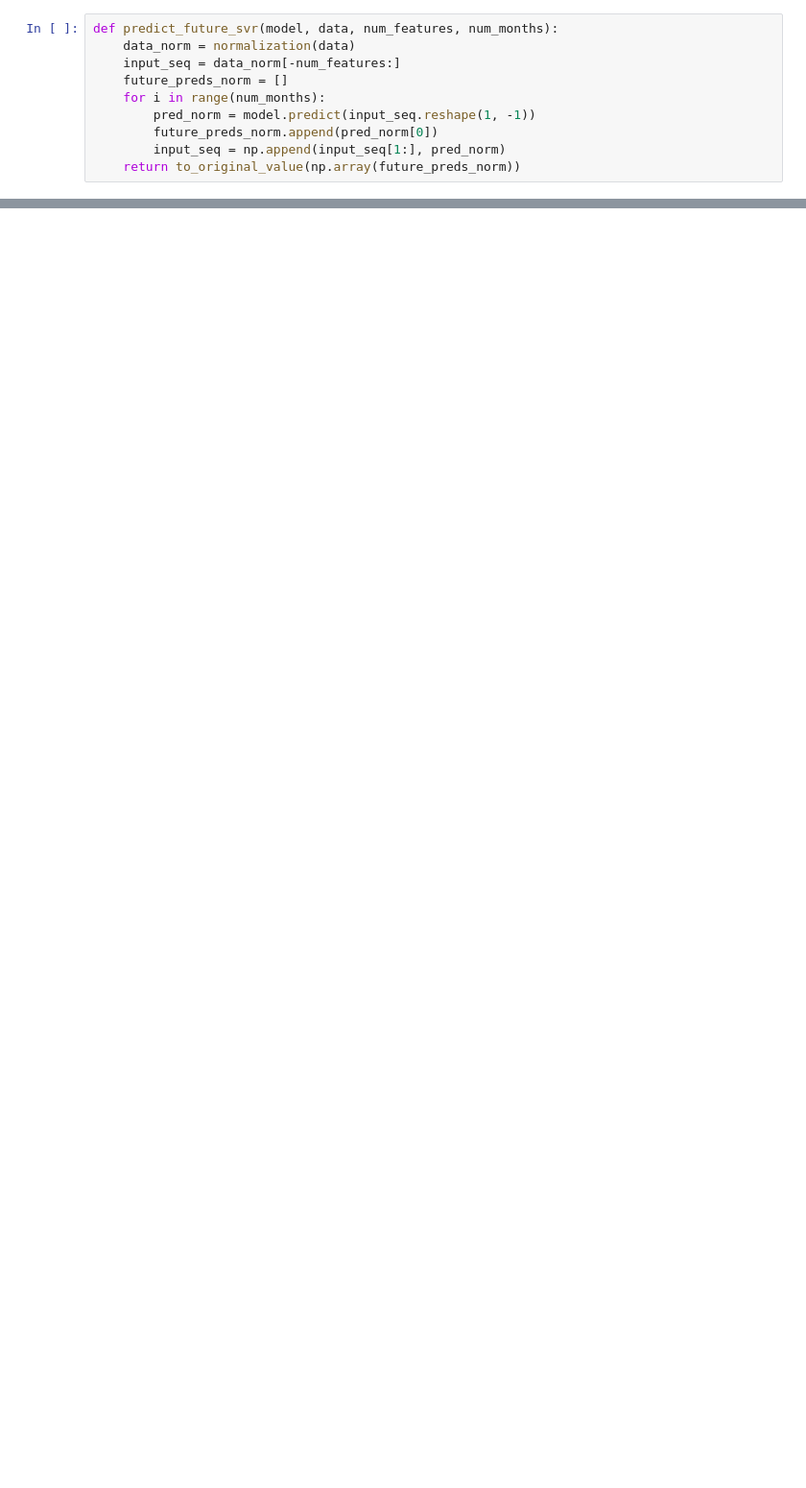
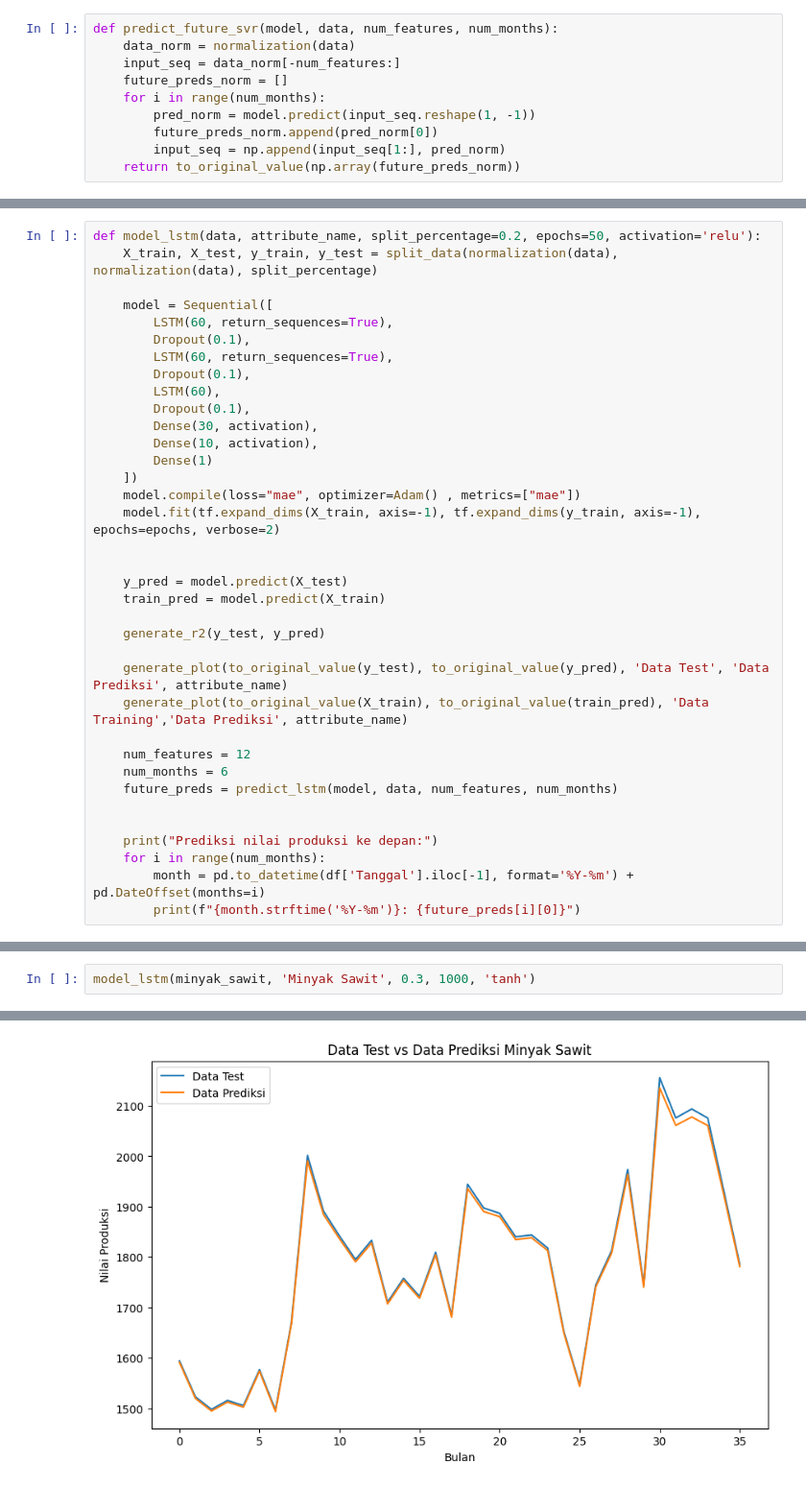
Before and after one commit to bayuik/cropForecastingProduction, a Jupyter notebook: TA_Testing_SVR_LSTM.ipynb, the cells around one changed output, grey strips where cells are left out. Shown at 96% size. Drawn from its saved outputs; the diff is of its cells as text; blank space fills up the shorter version.

Commit message:
add prediction for future in lstm model

```diff
--- a/TA_Testing_SVR_LSTM.ipynb
+++ b/TA_Testing_SVR_LSTM.ipynb
@@ -383,0 +141,36 @@ Prediksi 7 bulan ke depan: [[1784.56406286]
+# %%
+def model_lstm(data, attribute_name, split_percentage=0.2, epochs=50, activation='relu'):
+    X_train, X_test, y_train, y_test = split_data(normalization(data), normalization(data), split_percentage)
+
+    model = Sequential([
+        LSTM(60, return_sequences=True),
+        Dropout(0.1),
+        LSTM(60, return_sequences=True),
+        Dropout(0.1),
+        LSTM(60),
+        Dropout(0.1),
+        Dense(30, activation),
+        Dense(10, activation),
+        Dense(1)
+    ])
+    model.compile(loss="mae", optimizer=Adam() , metrics=["mae"])
+    model.fit(tf.expand_dims(X_train, axis=-1), tf.expand_dims(y_train, axis=-1), epochs=epochs, verbose=2)
+
+
+    y_pred = model.predict(X_test)
+    train_pred = model.predict(X_train)
+
+    generate_r2(y_test, y_pred)
+
+    generate_plot(to_original_value(y_test), to_original_value(y_pred), 'Data Test', 'Data Prediksi', attribute_name)
+    generate_plot(to_original_value(X_train), to_original_value(train_pred), 'Data Training','Data Prediksi', attribute_name)
+
+    num_features = 12
+    num_months = 6
+    future_preds = predict_lstm(model, data, num_features, num_months)
+
+
+    print("Prediksi nilai produksi ke depan:")
+    for i in range(num_months):
+        month = pd.to_datetime(df['Tanggal'].iloc[-1], format='%Y-%m') + pd.DateOffset(months=i)
+        print(f"{month.strftime('%Y-%m')}: {future_preds[i][0]}")
@@ -383,0 +181,3 @@ Prediksi 7 bulan ke depan: [[1784.56406286]
+# %%
+model_lstm(minyak_sawit, 'Minyak Sawit', 0.3, 1000, 'tanh')
+# %% [output]
@@ -383,0 +240 @@ Prediksi 7 bulan ke depan: [[1784.56406286]
+[figure, added]
```
Also changed, not shown: parts of 45 cells of this notebook.
